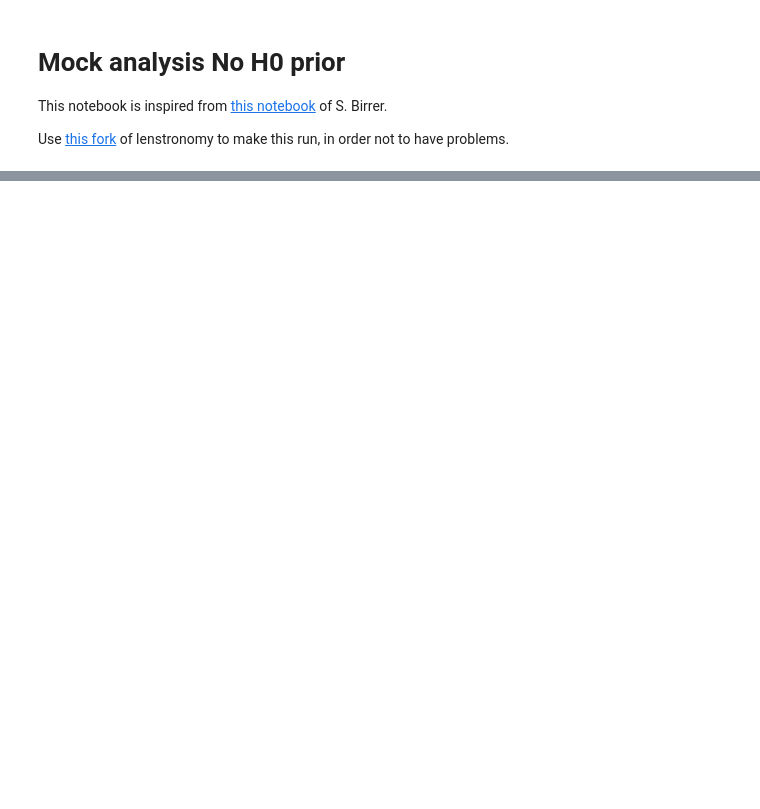
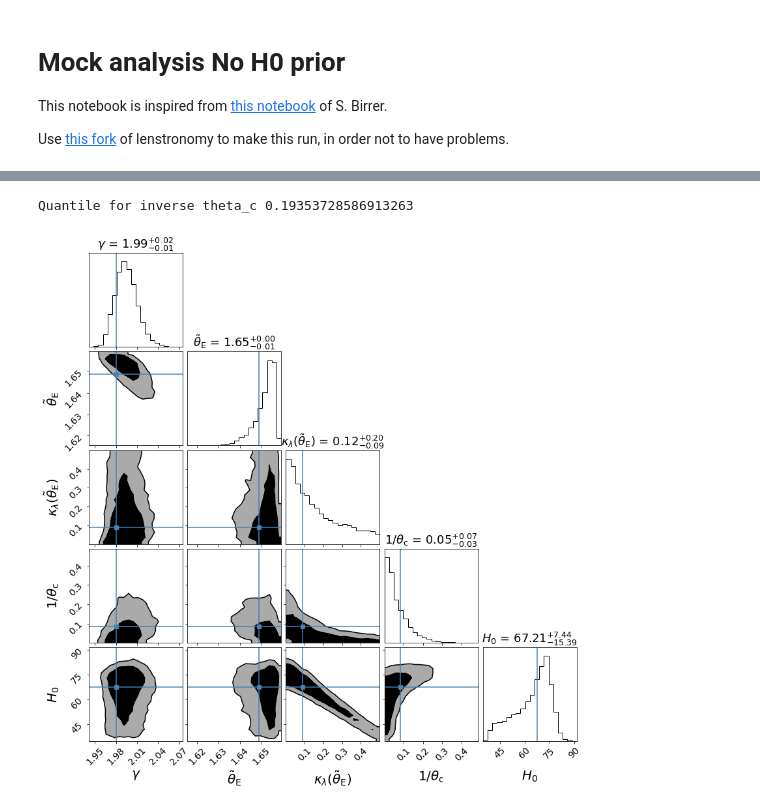
Before and after one commit to lucateo/ULDM-Strong-Lensing_H0, a Jupyter notebook: Notebooks/Mock_analysis_uldm2uldm_No_H0_prior.ipynb, the cells around one changed output, grey strips where cells are left out. Cells and saved outputs as stored; diff of their text form; code cells hidden in the pictures; blank space fills up the shorter version.

```diff
--- a/Notebooks/Mock_analysis_uldm2uldm_No_H0_prior.ipynb
+++ b/Notebooks/Mock_analysis_uldm2uldm_No_H0_prior.ipynb
@@ -296,8 +301,6 @@ class LikelihoodAddition(object):
         Ddt_sampled =  kwargs_special['D_dt']
         h0_sampled = 70 * Ddt_reference / Ddt_sampled * (1 - kappa_E)
 
-        h0_mean = 67.4
-        h0_sigma = 0.5
         logL =  np.log(h0_sampled/Ddt_sampled)
 
         if 0.001 < kappa_E < 0.5:
@@ -336,17 +339,20 @@ from lenstronomy.Workflow.fitting_sequence import FittingSequence
 name_flag = 'No_H0_prior_uldm2uldm'
 backup_filename = 'mock_results_'+name_flag+'.h5'
 # Set to true if you want to continue a chain
-start_from_backup= False
+start_from_backup= True
 
 # Set to False if you have already run it
 run_sim = True
 if run_sim == True:
     fitting_seq = FittingSequence(kwargs_data_joint, kwargs_model_uldm, kwargs_constraints, kwargs_likelihood, kwargs_params)
     # Do before the PSO to reach a good starting value for MCMC
-    fitting_kwargs_list = [['PSO', {'sigma_scale': 1., 'n_particles': 200, 'n_iterations': 200}],
-            ['MCMC', {'n_burn': 2000, 'n_run': 1000, 'walkerRatio': 10, 'sigma_scale': .2,
-                'backup_filename': backup_filename, 'start_from_backup': start_from_backup}]
-    ]
+    if start_from_backup == False:
+        fitting_kwargs_list = [['PSO', {'sigma_scale': 1., 'n_particles': 200, 'n_iterations': 200}],
+            ['MCMC', {'n_burn': 100, 'n_run': 100, 'walkerRatio': 10, 'sigma_scale': .2,
+                'backup_filename': backup_filename, 'start_from_backup': start_from_backup}]]
+    else:
+        fitting_kwargs_list = [['MCMC', {'n_burn': 1000, 'n_run': 1500, 'walkerRatio': 10, 'sigma_scale': .2,
+                'backup_filename': backup_filename, 'start_from_backup': start_from_backup}]]
 
     start_time = time.time()
     chain_list = fitting_seq.fit_sequence(fitting_kwargs_list)
@@ -474,0 +493,11 @@ print('Quantile for inverse theta_c', np.quantile(mcmc_new_list[:,3] , 0.95))
+# %%
+# Plot the corner plot
+mcmc_new_list = np.array(mcmc_new_list)
+plot = corner.corner(mcmc_new_list[:,:5], labels=labels_new_sampled_theta_c, range = range_, truths = truths,**kwargs_corner)
+for ax in plot.get_axes(): # Workaround to change the number fontsize
+    ax.tick_params(axis='both', labelsize=14)
+
+print('Quantile for inverse theta_c', np.quantile(mcmc_new_list[:,3] , 0.95))
+# %% [output]
+Quantile for inverse theta_c 0.19353728586913263
+[figure, added]
```
Also changed, not shown: parts of 4 cells of this notebook, 1 other file.
